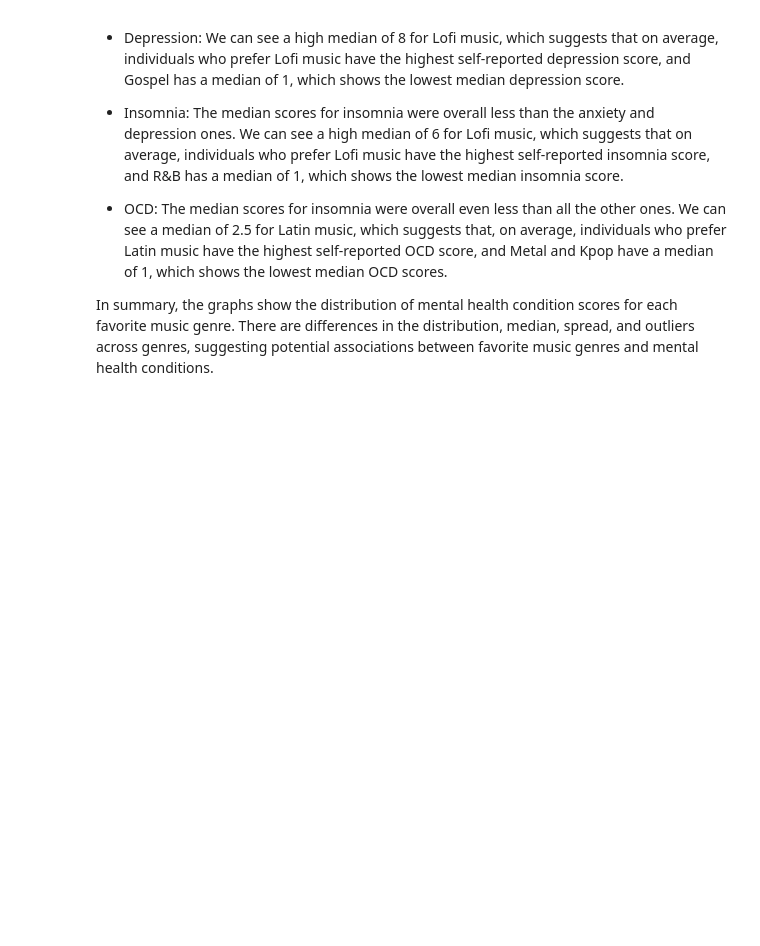
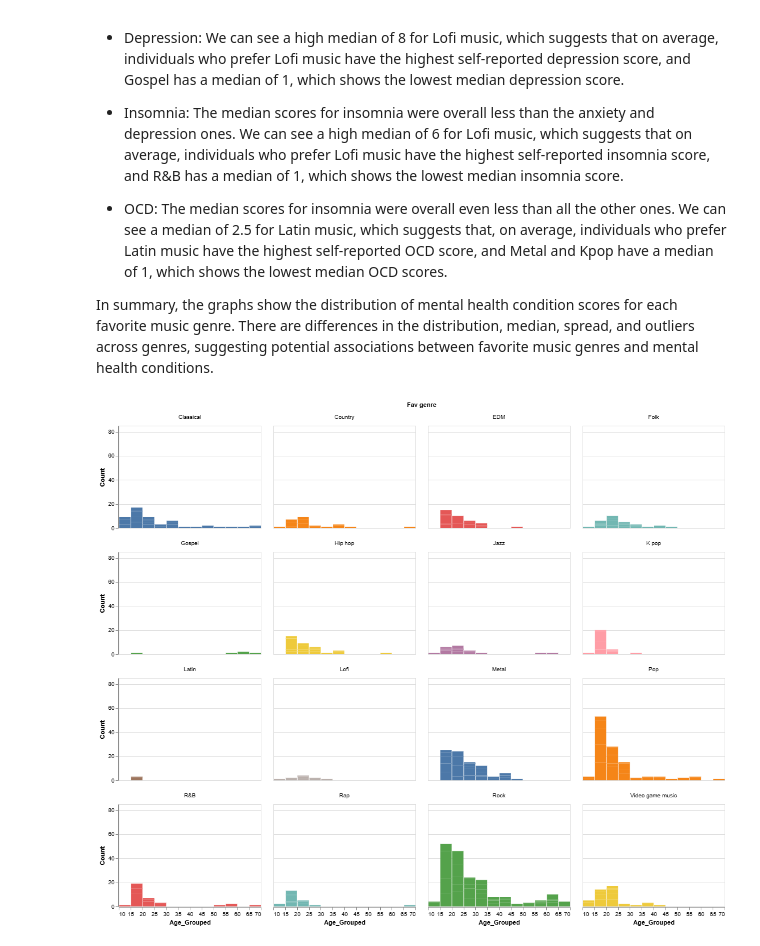
Before and after one commit to ubc-dsci320-2024w2/project-team_fabfour, a Jupyter notebook: analysis/EDA Summary.ipynb, the cells around one changed output. Drawn from its saved outputs; the diff is of its cells as text; code cells hidden in the pictures; blank space fills up the shorter version.

```diff
--- a/analysis/EDA Summary.ipynb
+++ b/analysis/EDA Summary.ipynb
@@ -288,3 +290,28 @@ mho_genres_boxplot
 - OCD: The median scores for insomnia were overall even less than all the other ones. We can see a median of 2.5 for Latin music, which suggests that, on average, individuals who prefer Latin music have the highest self-reported OCD score, and Metal and Kpop have a median of 1, which shows the lowest median OCD scores.
 
 In summary, the graphs show the distribution of mental health condition scores for each favorite music genre. There are differences in the distribution, median, spread, and outliers across genres, suggesting potential associations between favorite music genres and mental health conditions.
+# %%
+min_age = int(mxmh["Age_Grouped"].min())
+max_age = int(mxmh["Age_Grouped"].max() + 4)
+max_y = mxmh.groupby("Age_Grouped")["Fav genre"].count().max()
+
+
+age_genre_hist = alt.Chart(mxmh).mark_bar().encode(
+    alt.X("Age_Grouped:Q", bin=alt.Bin(step=5), title="Age_Grouped",
+
+          scale=alt.Scale(domain=[min_age, max_age])),
+    alt.Y("count()", title="Count",
+          scale=alt.Scale(domain=[0, max_y])),
+    alt.Color("Fav genre:N", legend=None),
+    tooltip=["Age", "Fav genre", "count()"]
+).properties(
+    width=250,
+    height=180
+).facet(
+    "Fav genre",
+    columns=4
+)
+
+age_genre_hist
+# %% [output]
+[figure, added]
```
Also changed, not shown: parts of 4 cells of this notebook, 2 other files.
